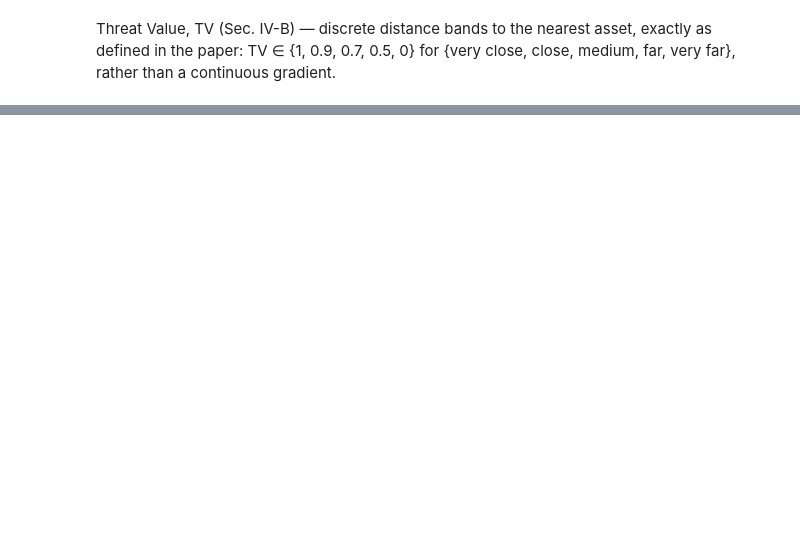
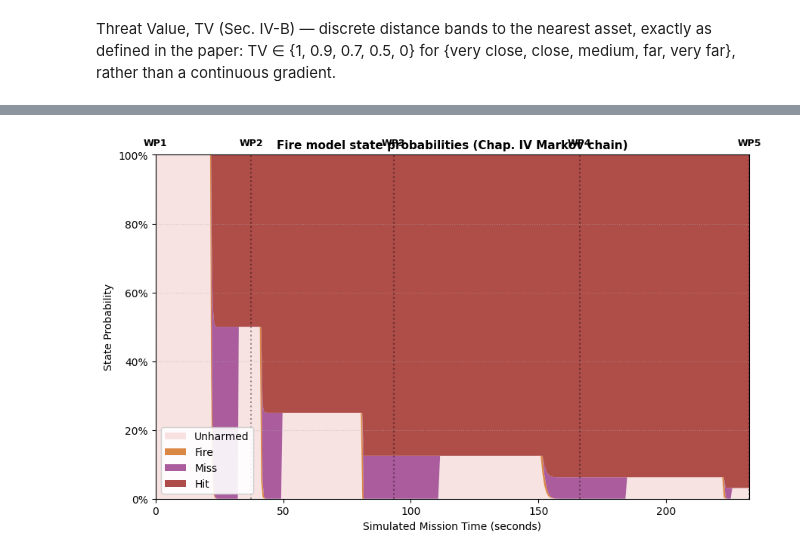
Before and after one commit to Zurthr/tusas, a Jupyter notebook: TUSAS.ipynb, the cells around one changed output, grey strips where cells are left out. Saved outputs shown, nothing was run; the diff lists cells and outputs as text; code cells hidden in the pictures; blank space fills up the shorter version.

Commit message:
Colored graphs better

```diff
--- a/TUSAS.ipynb
+++ b/TUSAS.ipynb
@@ -346,34 +350,36 @@ for t in range(1, len(path_points)):
 
     # Damage-assessment rule: when the aircraft leaves a weapon range, all
     # probability mass in Fire and Miss is transferred to Unharmed.
     if inside_wez[t-1] and not inside_wez[t]:
         fire_probs[t, 0] += fire_probs[t, 1] + fire_probs[t, 2]
         fire_probs[t, 1] = 0.0
         fire_probs[t, 2] = 0.0
 
 # Plot (reproduces Fig. 6 - stacked Fire-model state probabilities)
 fig, ax4 = plt.subplots(figsize=(9, 5.5))
 ax4.stackplot(time_steps,
               fire_probs[:, 0], fire_probs[:, 1], fire_probs[:, 2], fire_probs[:, 3],
               labels=['Unharmed', 'Fire', 'Miss', 'Hit'],
-              colors=['#f2f2f2', '#e8c97a', '#87d6c6', '#b23b3b'], alpha=0.9)
+              colors=['#f7e0df', '#d67931', '#a14a92', '#a63935'], alpha=0.9)
 
 # Synchronize Waypoint vertical lines
 for idx, i in enumerate(wp_indices):
     t_val = time_steps[min(i, len(time_steps)-1)]
     ax4.axvline(x=t_val, color='black', linestyle=':', alpha=0.4)
     ax4.text(t_val, 1.02, f"WP{idx+1}", ha='center', va='bottom', fontsize=9, weight='bold')
 
 ax4.set_title("Fire model state probabilities (Chap. IV Markov chain)", fontsize=11, weight='bold')
 ax4.set_xlabel("Simulated Mission Time (seconds)")
 ax4.set_ylabel("State Probability")
 ax4.set_ylim(0, 1.0)
 ax4.set_xlim(0, time_steps[-1])
 ax4.yaxis.set_major_formatter(plt.FuncFormatter(lambda y, _: '{:.0%}'.format(y)))
 ax4.grid(axis='y', ls=':', alpha=0.5)
 ax4.legend(loc='lower left', framealpha=0.9)
 plt.tight_layout()
 plt.show()
+# %% [output]
+[figure, added]
 # %%
 # Survivability for the route (Sec. V): 1 - p_Hit, shown together with the
 # three driving parameters from Fig. 7: p_Identified, Threat Value, p_fire.
```
Also changed, not shown: parts of 4 cells of this notebook.
